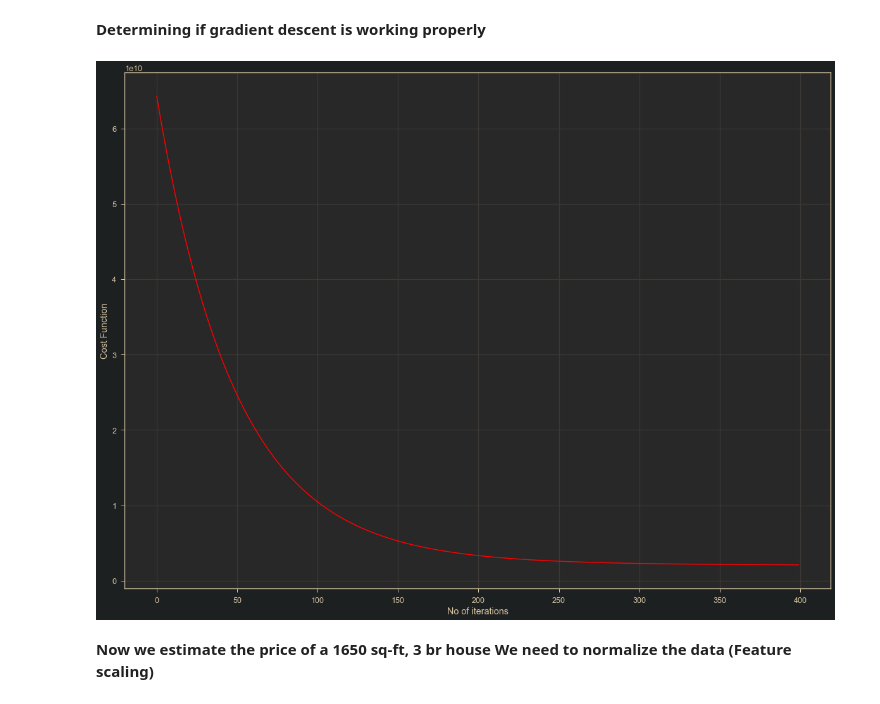
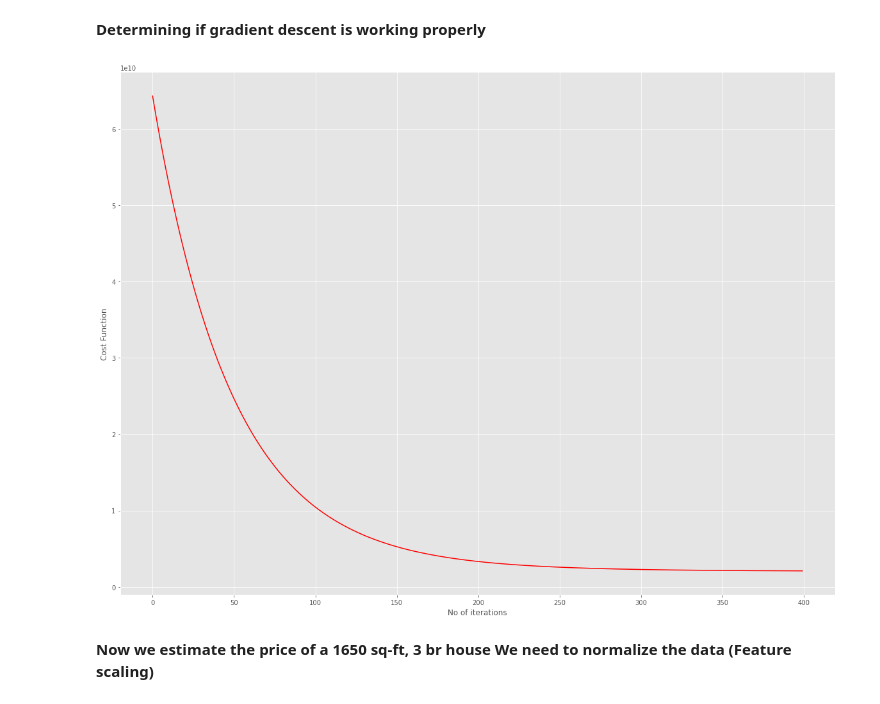
Before and after one commit to Mingjie-K/ML-Andrew-Ng, a Jupyter notebook: Week 2/Programming Assignment/Ex 1/ex1/Linear regression with multiple variables.ipynb, the cells around one changed output. Drawn from its saved outputs; the diff is of its cells as text; code cells hidden in the pictures.

```diff
--- a/Week 2/Programming Assignment/Ex 1/ex1/Linear regression with multiple variables.ipynb
+++ b/Week 2/Programming Assignment/Ex 1/ex1/Linear regression with multiple variables.ipynb
@@ -3,6 +3,8 @@ import pandas as pd
 import numpy as np
 import matplotlib.pyplot as plt
 from sklearn import linear_model
+from matplotlib.pyplot import style
+style.use('ggplot')
 # %% [markdown]
 *In this exercise we are selling house and we want to know what a good market price would be*
 # %%
@@ -59,12 +61,11 @@ theta, J = GradientDescent(X_mat, Y_mat, theta, alpha, num_iters, m)
 # %%
 plt.figure(figsize=(20, 15))
 plt.plot(J, c='Red')
-plt.grid()
 plt.xlabel('No of iterations')
 plt.ylabel('Cost Function')
 plt.show()
 # %% [output]
-[figure, old version]
+[figure, new version]
 # %% [markdown]
 **Now we estimate the price of a 1650 sq-ft, 3 br house
 We need to normalize the data (Feature scaling)**
```
Also changed, not shown: 1 other file.
